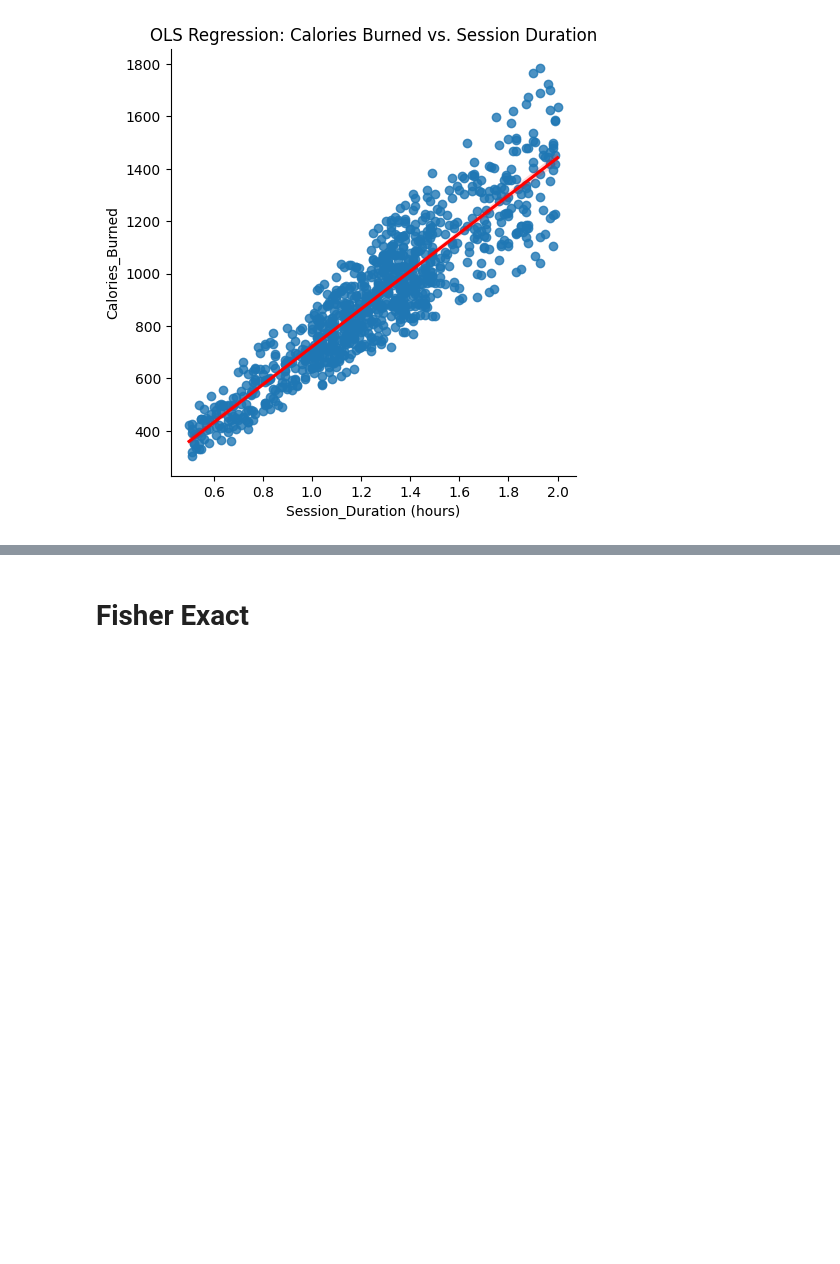
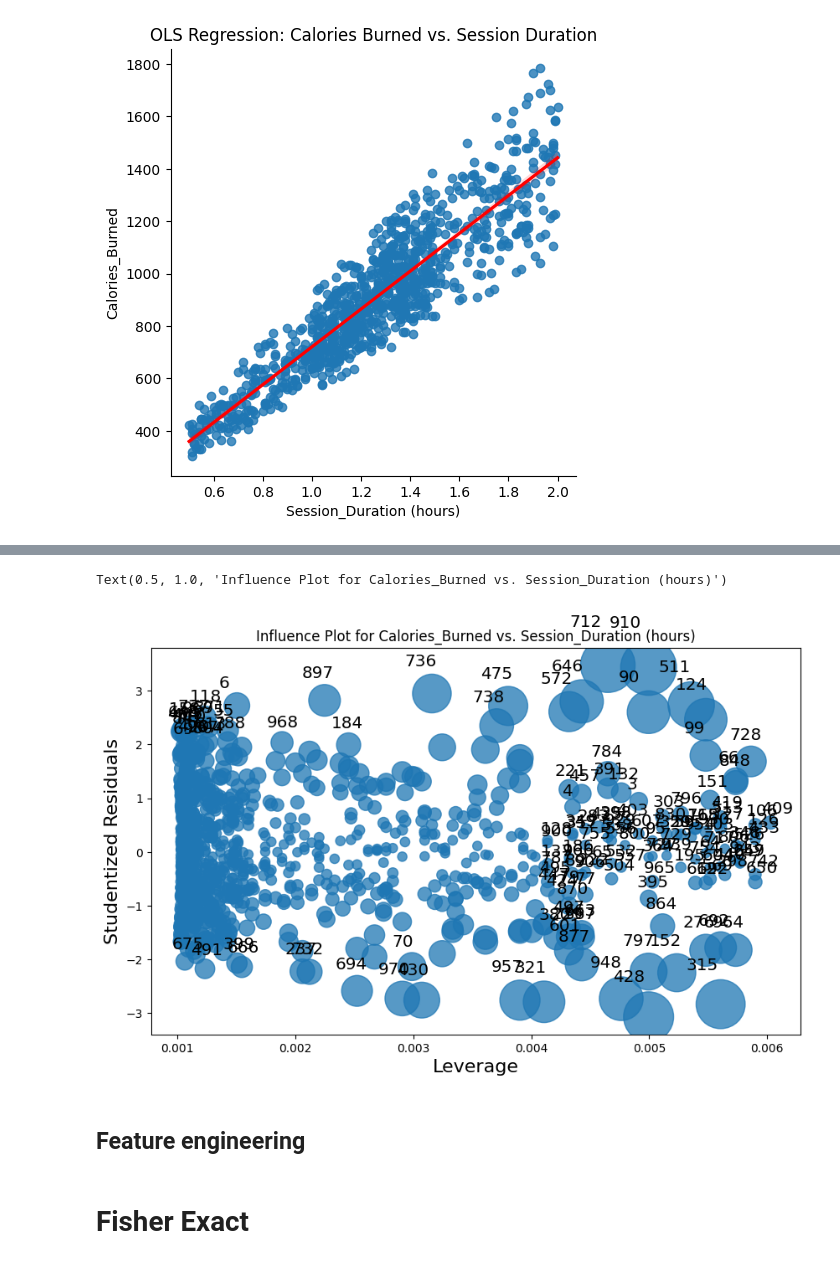
Before and after one commit to InbarFabian/AppliedFinal, a Jupyter notebook: AppliedFinal.ipynb, the cells around one changed output, grey strips where cells are left out. Drawn from its saved outputs; the diff is of its cells as text; code cells hidden in the pictures; blank space fills up the shorter version.

```diff
--- a/AppliedFinal.ipynb
+++ b/AppliedFinal.ipynb
@@ -677,3 +705,13 @@ Notes:
+# %%
+fig, ax = plt.subplots(figsize=(10, 6))
+model.get_influence().plot_influence(ax=ax)
+
+ax.set_title("Influence Plot for Calories_Burned vs. Session_Duration (hours)")
+# %% [output]
+Text(0.5, 1.0, 'Influence Plot for Calories_Burned vs. Session_Duration (hours)')
+[figure, added]
+# %% [markdown]
+## Feature engineering
 # %% [markdown]
 # Fisher Exact
 # %% [markdown]
```
Also changed, not shown: parts of 5 cells of this notebook.
